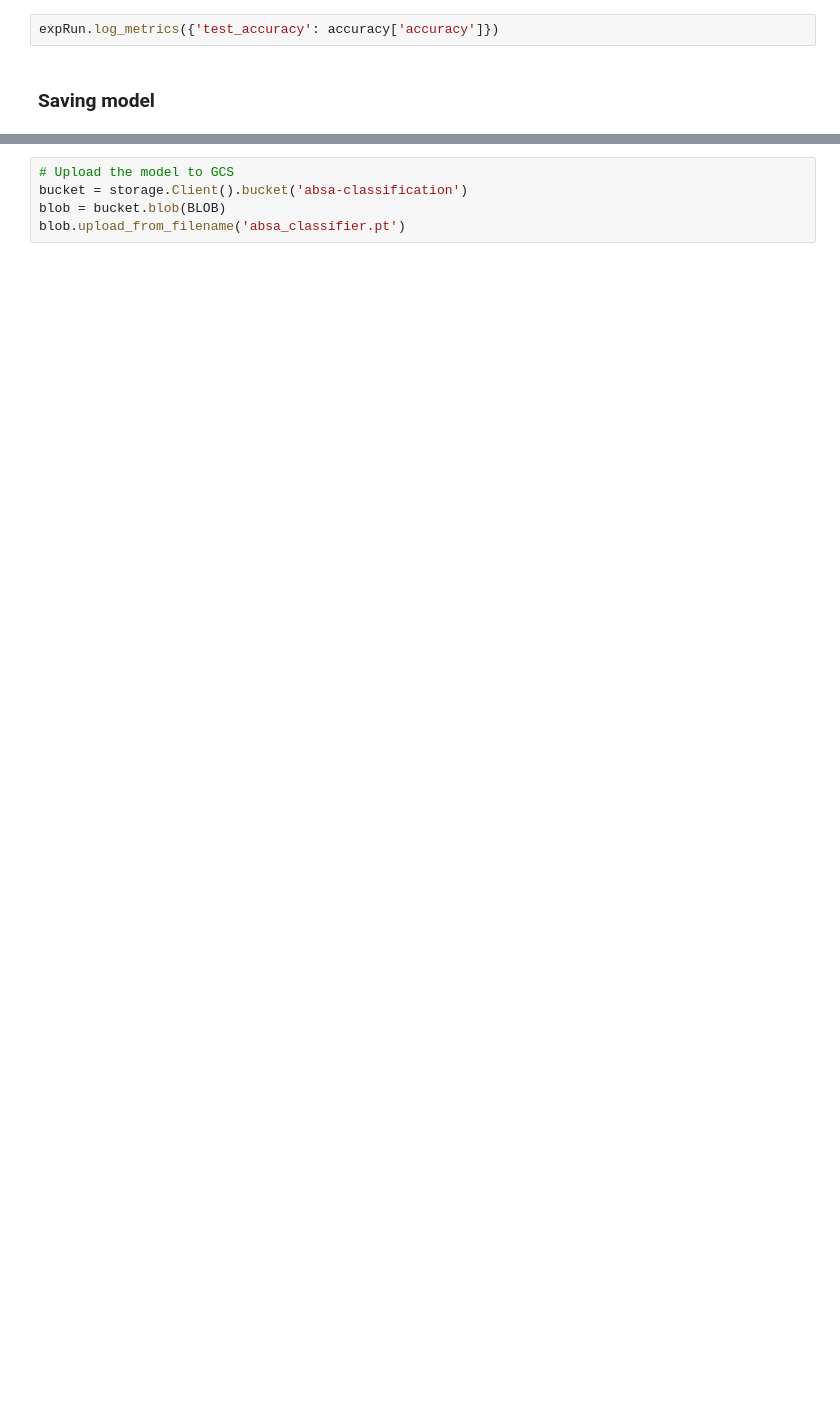
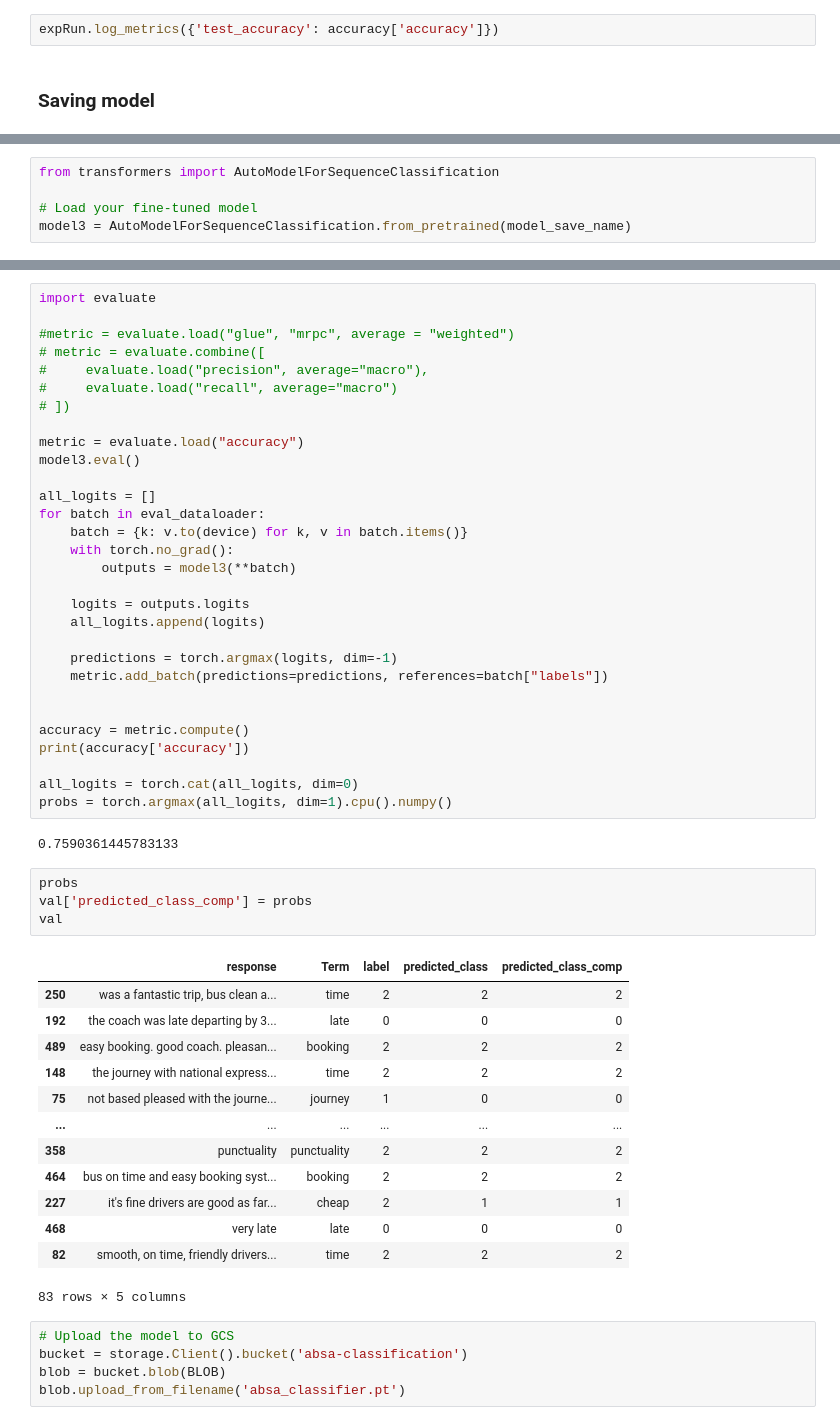
Before and after one commit to a1nagrecha/Optimising_BERT, a Jupyter notebook: absa_gcp_train.ipynb, the cells around one changed output, grey strips where cells are left out. Saved outputs shown, nothing was run; the diff lists cells and outputs as text; blank space fills up the shorter version.

```diff
--- a/absa_gcp_train.ipynb
+++ b/absa_gcp_train.ipynb
@@ -329,0 +347,5 @@ torch.save(model.state_dict(), path)
+# %%
+from transformers import AutoModelForSequenceClassification
+
+# Load your fine-tuned model
+model3 = AutoModelForSequenceClassification.from_pretrained(model_save_name)
@@ -330,3 +372,53 @@ torch.save(model.state_dict(), path)
+# %%
+import evaluate
+
+#metric = evaluate.load("glue", "mrpc", average = "weighted")
+# metric = evaluate.combine([
+#     evaluate.load("precision", average="macro"),
+#     evaluate.load("recall", average="macro")
+# ])
+
+metric = evaluate.load("accuracy")
+model3.eval()
+
+all_logits = []
+for batch in eval_dataloader:
+    batch = {k: v.to(device) for k, v in batch.items()}
+    with torch.no_grad():
+        outputs = model3(**batch)
+
+    logits = outputs.logits
+    all_logits.append(logits)
+
+    predictions = torch.argmax(logits, dim=-1)
+    metric.add_batch(predictions=predictions, references=batch["labels"])
+
+
+accuracy = metric.compute()
+print(accuracy['accuracy'])
+
+all_logits = torch.cat(all_logits, dim=0)
+probs = torch.argmax(all_logits, dim=1).cpu().numpy()
+# %% [output]
+0.7590361445783133
+# %%
+probs
+val['predicted_class_comp'] = probs
+val
+# %% [output]
+|  | response | Term | label | predicted_class | predicted_class_comp |
+| 250 | was a fantastic trip, bus clean a... | time | 2 | 2 | 2 |
+| 192 | the coach was late departing by 3... | late | 0 | 0 | 0 |
+| 489 | easy booking. good coach. pleasan... | booking | 2 | 2 | 2 |
+| 148 | the journey with national express... | time | 2 | 2 | 2 |
+| 75 | not based pleased with the journe... | journey | 1 | 0 | 0 |
+| ... | ... | ... | ... | ... | ... |
+| 358 | punctuality | punctuality | 2 | 2 | 2 |
+| 464 | bus on time and easy booking syst... | booking | 2 | 2 | 2 |
+| 227 | it's fine drivers are good as far... | cheap | 2 | 1 | 1 |
+| 468 | very late | late | 0 | 0 | 0 |
+| 82 | smooth, on time, friendly drivers... | time | 2 | 2 | 2 |
+83 rows × 5 columns
 # %%
 # Upload the model to GCS
 bucket = storage.Client().bucket('absa-classification')
```
Also changed, not shown: parts of 15 cells of this notebook, 2 other files.
